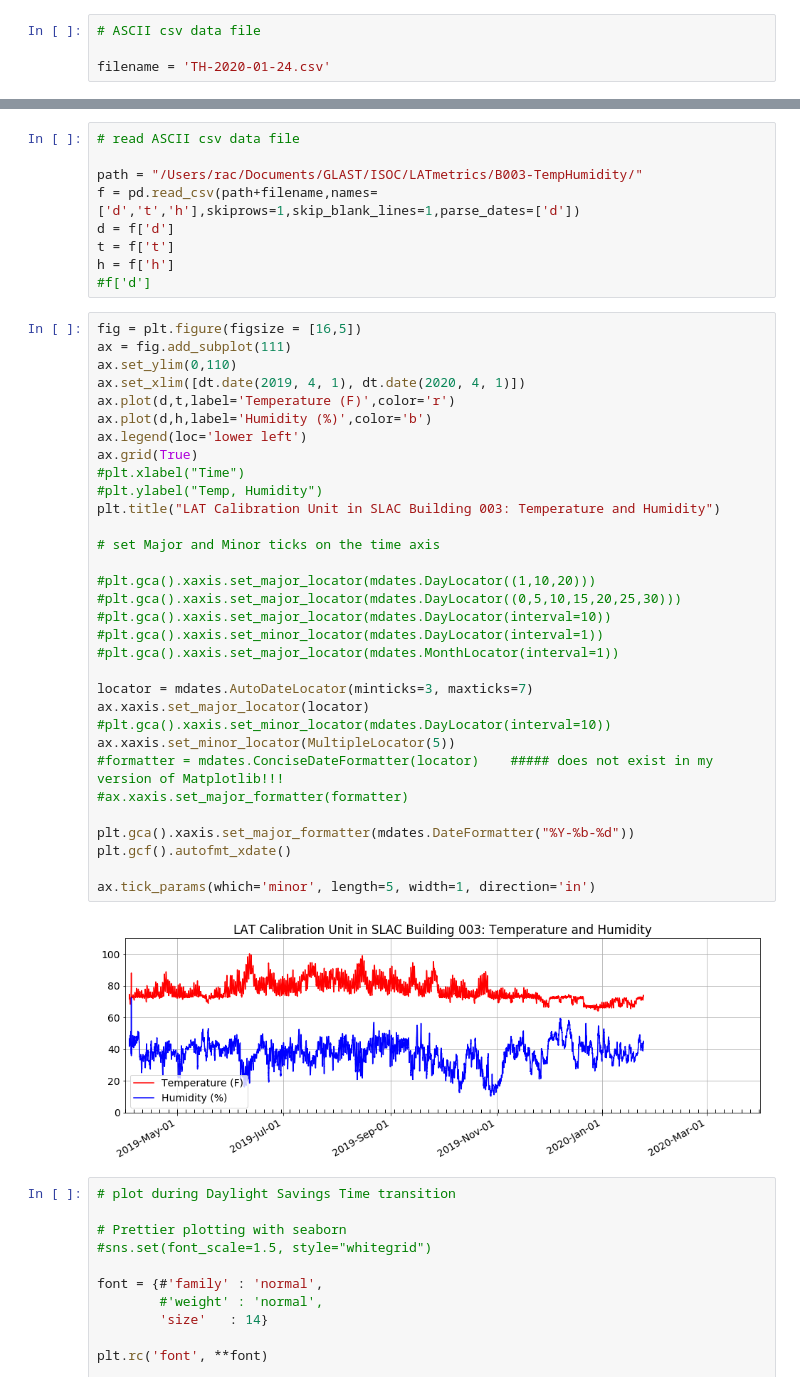
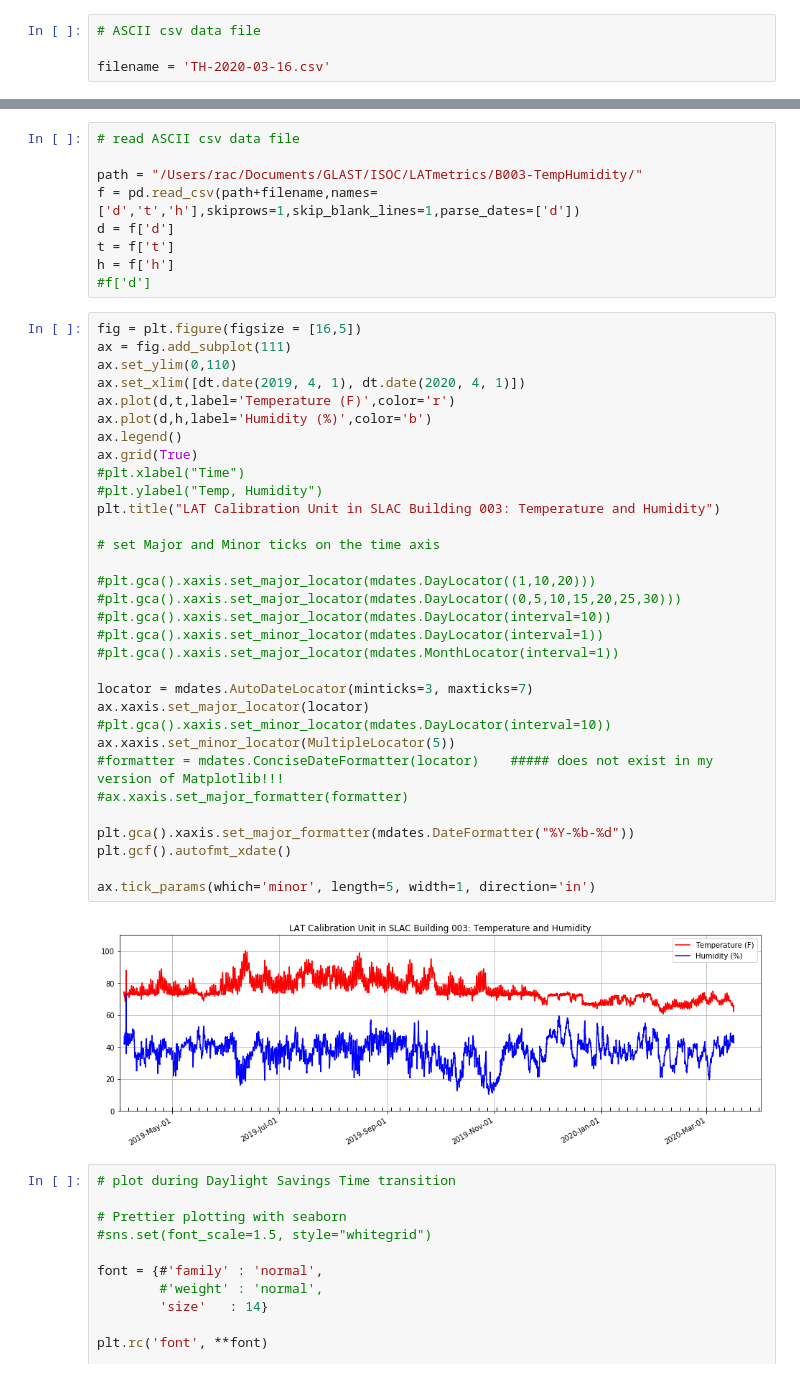
Before and after one commit to rac101/LATmetrics, a Jupyter notebook: CalUnitTempHumidity.ipynb, the cells around one changed output, grey strips where cells are left out. Drawn from its saved outputs; the diff is of its cells as text.

```diff
--- a/CalUnitTempHumidity.ipynb
+++ b/CalUnitTempHumidity.ipynb
@@ -8,7 +8,7 @@
 # %%
 # ASCII csv data file
 
-filename = 'TH-2020-01-24.csv'
+filename = 'TH-2020-03-16.csv'
 # %%
 #from astropy.io import ascii
 import pandas as pd
@@ -35,35 +35,35 @@ fig = plt.figure(figsize = [16,5])
 ax = fig.add_subplot(111)
 ax.set_ylim(0,110)
 ax.set_xlim([dt.date(2019, 4, 1), dt.date(2020, 4, 1)])
 ax.plot(d,t,label='Temperature (F)',color='r')
 ax.plot(d,h,label='Humidity (%)',color='b')
-ax.legend(loc='lower left')
+ax.legend()
 ax.grid(True)
 #plt.xlabel("Time")
 #plt.ylabel("Temp, Humidity")
 plt.title("LAT Calibration Unit in SLAC Building 003: Temperature and Humidity")
 
 # set Major and Minor ticks on the time axis
 
 #plt.gca().xaxis.set_major_locator(mdates.DayLocator((1,10,20)))
 #plt.gca().xaxis.set_major_locator(mdates.DayLocator((0,5,10,15,20,25,30)))
 #plt.gca().xaxis.set_major_locator(mdates.DayLocator(interval=10))
 #plt.gca().xaxis.set_minor_locator(mdates.DayLocator(interval=1))
 #plt.gca().xaxis.set_major_locator(mdates.MonthLocator(interval=1))
 
 locator = mdates.AutoDateLocator(minticks=3, maxticks=7)
 ax.xaxis.set_major_locator(locator)
 #plt.gca().xaxis.set_minor_locator(mdates.DayLocator(interval=10))
 ax.xaxis.set_minor_locator(MultipleLocator(5))
 #formatter = mdates.ConciseDateFormatter(locator)    ##### does not exist in my version of Matplotlib!!!
 #ax.xaxis.set_major_formatter(formatter)
 
 plt.gca().xaxis.set_major_formatter(mdates.DateFormatter("%Y-%b-%d"))
 plt.gcf().autofmt_xdate()
 
 ax.tick_params(which='minor', length=5, width=1, direction='in')
 # %% [output]
-[figure, old version]
+[figure, new version]
 # %%
 # plot during Daylight Savings Time transition
 
```
Also changed, not shown: parts of 3 cells of this notebook, 8 other files.
